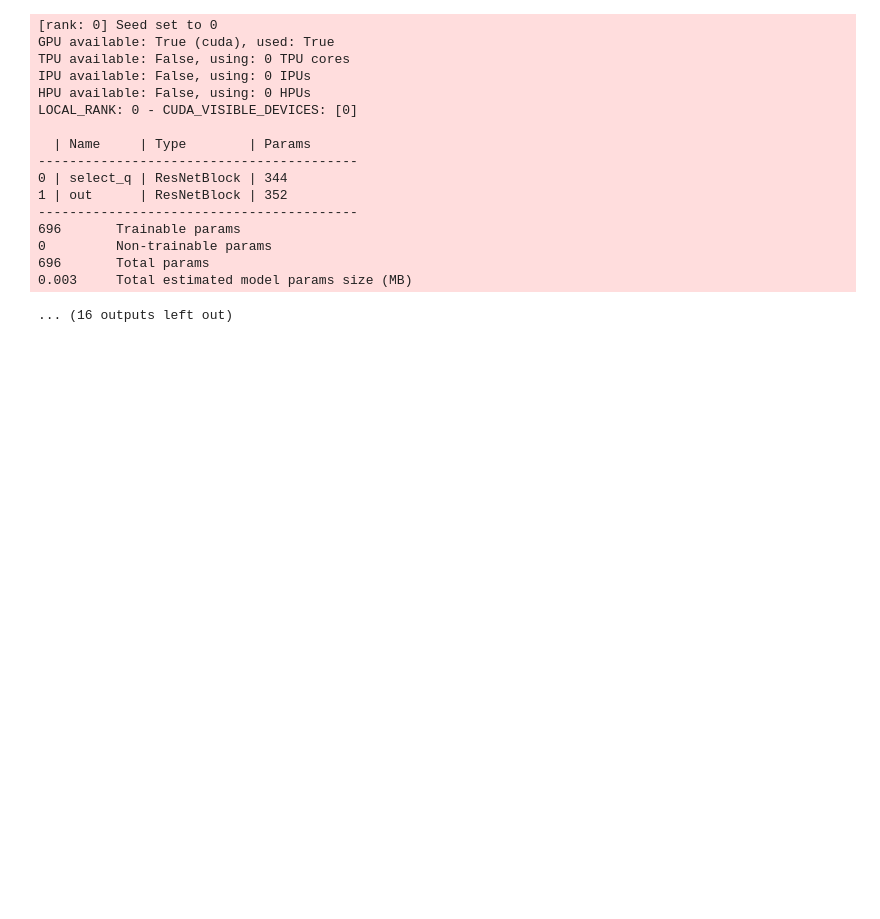
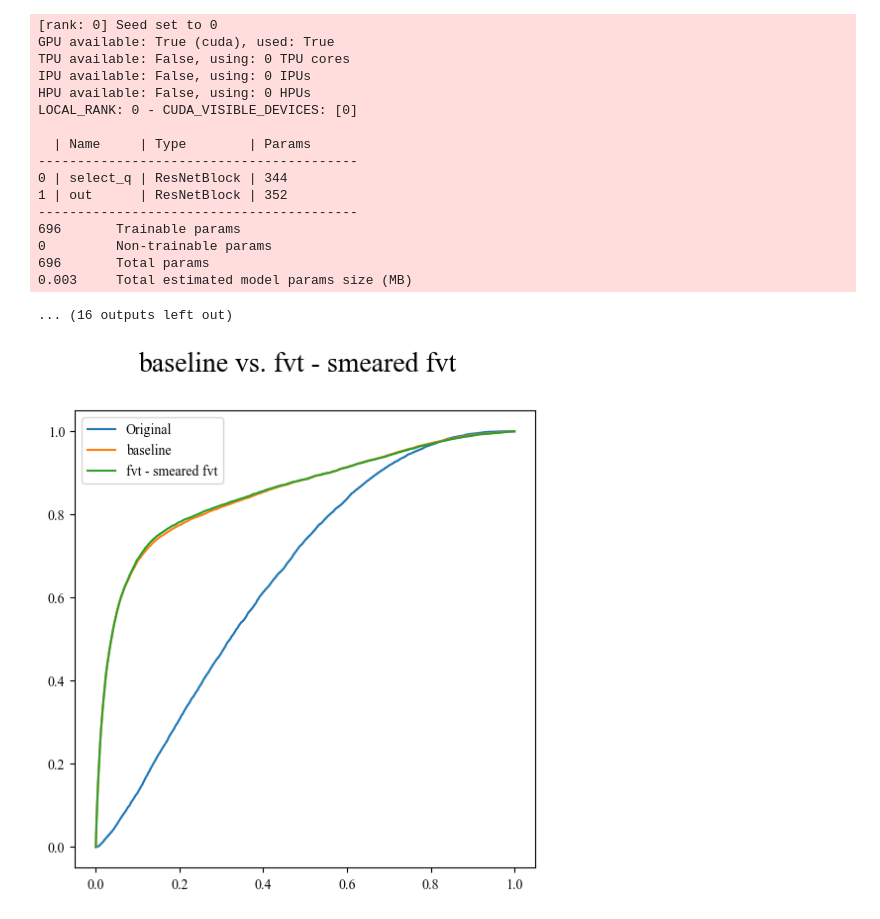
Before and after one commit to soheunyi/SRFinder, a Jupyter notebook: soheun/notebooks/smeared_fvt_training.ipynb, the cells around one changed output. Cells and saved outputs as stored; diff of their text form; code cells hidden in the pictures; blank space fills up the shorter version.

```diff
--- a/soheun/notebooks/smeared_fvt_training.ipynb
+++ b/soheun/notebooks/smeared_fvt_training.ipynb
@@ -46,9 +44,10 @@ from ancillary_features import get_m4j
 from pl_callbacks import CalibrationPlotCallback, ReweightedPlotCallback
 
 # use tex
-plt.rcParams["text.usetex"] = True
-plt.rcParams["font.family"] = "serif"
-plt.rcParams["font.serif"] = "Times New Roman"
+# plt.rcParams["text.usetex"] = True
+# plt.rcParams["font.family"] = "serif"
+# plt.rcParams["font.serif"] = "Times New Roman"
+plt.rcParams["text.usetex"] = False
 
 plt.rcParams["figure.dpi"] = 100
 plt.rcParams["figure.titlesize"] = 20
@@ -427,8 +426,8 @@ device = torch.device("cuda")
 experiment_name = "smeared_fvt_training"
 signal_filename = "HH4b_picoAOD.h5"
 ratio_4b = 0.5
-seeds = [0]
-signal_ratio = 0.0
+seeds = [1]
+signal_ratio = 0.02
 
 hparam_filter = {
     "experiment_name": lambda x: x in [experiment_name],
@@ -467,30 +466,32 @@ for tinfo_hash in tqdm.tqdm(hashes):
 
     probs_4b_base = base_fvt.predict(events_tst.X_torch)[:, 1].detach().cpu().numpy()
     q_repr_tst = base_fvt.representations(events_tst.X_torch)[0]
     probs_4b_smeared = smeared_fvt.predict(q_repr_tst)[:, 1].detach().cpu().numpy()
     gamma_base = probs_4b_base / (1 - probs_4b_base)
     gamma_smeared = probs_4b_smeared / (1 - probs_4b_smeared)
 
     SR_stats = gamma_base / gamma_smeared
     SR_stats_2 = probs_4b_base - probs_4b_smeared
 
     # SR_cut, CR_cut = get_SR_CR_cut(SR_stats, events_tst, SRCR_hparams)
     # SR_cut_2, CR_cut_2 = get_SR_CR_cut(SR_stats_2, events_tst, SRCR_hparams)
 
     # SR_idx = (SR_stats >= SR_cut)
     # CR_idx = (SR_stats >= CR_cut) & (SR_stats < SR_cut)
 
     # events_tst_SR = events_tst[SR_idx]
     # events_tst_CR = events_tst[CR_idx]
 
     # q_repr_tst_SR = base_fvt.representations(events_tst_SR.X_torch)[0]
     # q_repr_tst_CR = base_fvt.representations(events_tst_CR.X_torch)[0]
 
 
     fig, ax = plt.subplots(1, 1, figsize=(6, 6))
     fig.suptitle("baseline vs. fvt - smeared fvt")
     plot_sr_stats(events_tst, gamma_base, ax, label="Original")
     plot_sr_stats(events_tst, SR_stats, ax, label="baseline")
     plot_sr_stats(events_tst, SR_stats_2, ax, label="fvt - smeared fvt")
     plt.legend()
     plt.show()
+# %% [output]
+[figure, added]
```
Also changed, not shown: parts of 4 cells of this notebook, 41 other files.
